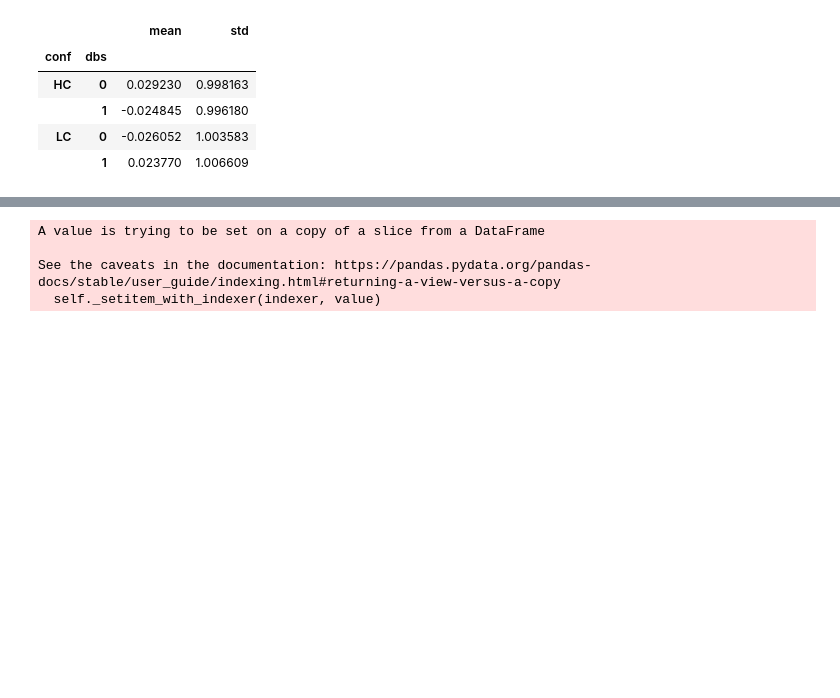
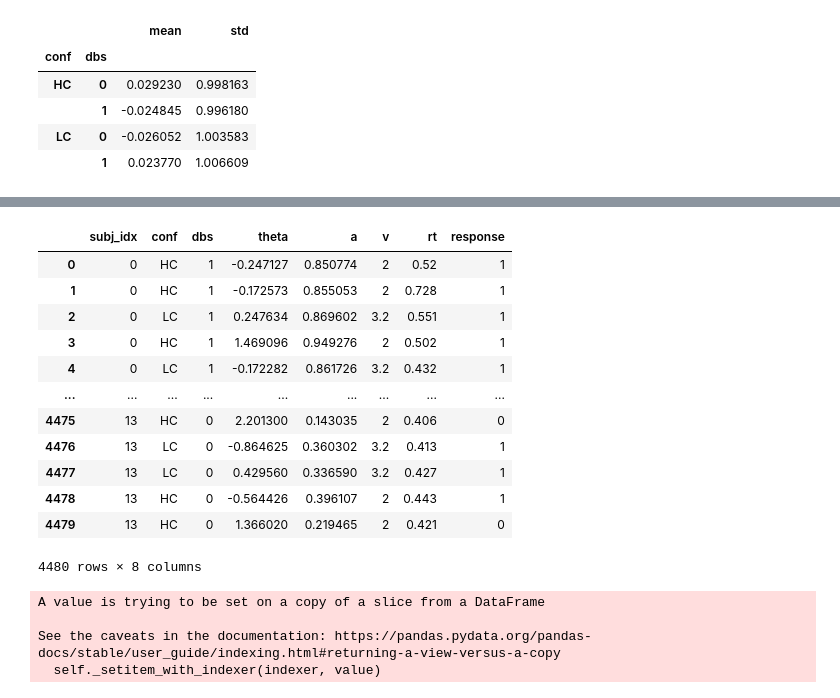
Before and after one commit to hcp4715/dockerHDDM_Guide, a Jupyter notebook: temp/HDDM_Primer_SM_Params_Recov.ipynb, the cells around one changed output, grey strips where cells are left out. Drawn from its saved outputs; the diff is of its cells as text; code cells hidden in the pictures; blank space fills up the shorter version.

```diff
--- a/temp/HDDM_Primer_SM_Params_Recov.ipynb
+++ b/temp/HDDM_Primer_SM_Params_Recov.ipynb
@@ -248 +376,17 @@ For parameter $v$, it's the same as M4
+# %%
+sim_df_m5
+# %% [output]
+|  | subj_idx | conf | dbs | theta | a | v | rt | response |
+| 0 | 0 | HC | 1 | -0.247127 | 0.850774 | 2 | 0.52 | 1 |
+| 1 | 0 | HC | 1 | -0.172573 | 0.855053 | 2 | 0.728 | 1 |
+| 2 | 0 | LC | 1 | 0.247634 | 0.869602 | 3.2 | 0.551 | 1 |
+| 3 | 0 | HC | 1 | 1.469096 | 0.949276 | 2 | 0.502 | 1 |
+| 4 | 0 | LC | 1 | -0.172282 | 0.861726 | 3.2 | 0.432 | 1 |
+| ... | ... | ... | ... | ... | ... | ... | ... | ... |
+| 4475 | 13 | HC | 0 | 2.201300 | 0.143035 | 2 | 0.406 | 0 |
+| 4476 | 13 | LC | 0 | -0.864625 | 0.360302 | 3.2 | 0.413 | 1 |
+| 4477 | 13 | LC | 0 | 0.429560 | 0.336590 | 3.2 | 0.427 | 1 |
+| 4478 | 13 | HC | 0 | -0.564426 | 0.396107 | 2 | 0.443 | 1 |
+| 4479 | 13 | HC | 0 | 1.366020 | 0.219465 | 2 | 0.421 | 0 |
+4480 rows × 8 columns
 # %%
```
Also changed, not shown: parts of 6 cells of this notebook.
